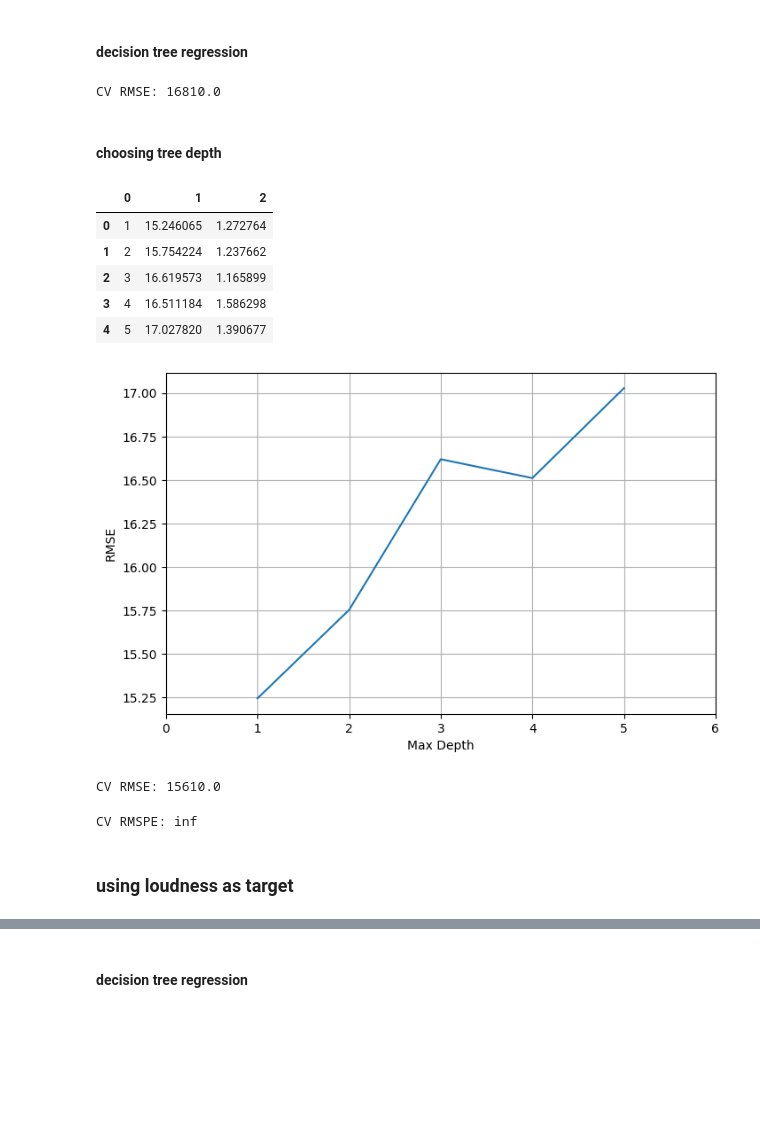
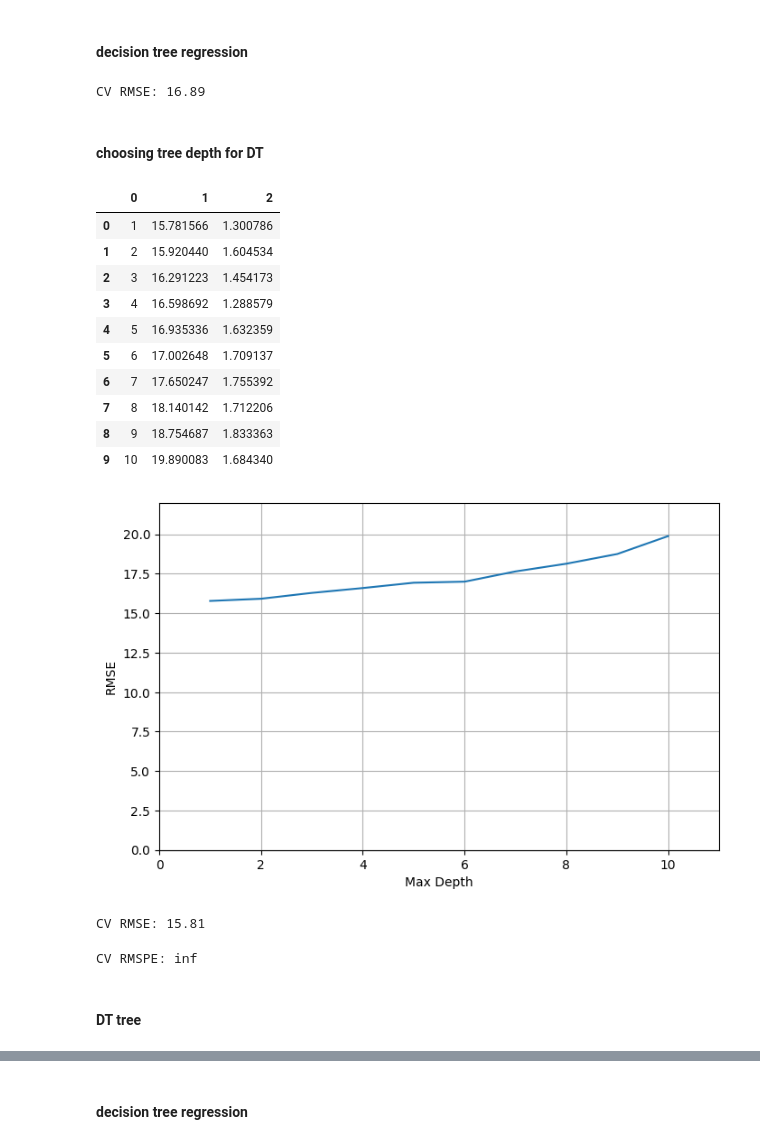
Before and after one commit to samula98/proj4_0, a Jupyter notebook: 20241031_proj4_v00_Spotify_Description_for_Students.ipynb, the cells around one changed output, grey strips where cells are left out. Cells and saved outputs as stored; diff of their text form; code cells hidden in the pictures; blank space fills up the shorter version.

```diff
--- a/20241031_proj4_v00_Spotify_Description_for_Students.ipynb
+++ b/20241031_proj4_v00_Spotify_Description_for_Students.ipynb
@@ -703,10 +691,10 @@ rms_error = np.zeros(numLoops)
 
 for idx in range(0, numLoops):
   X_train, X_test, y_train, y_test = train_test_split(X, y, test_size = 0.2)
-  model = DecisionTreeRegressor(max_depth = 5) # arbitrarily chose max_depth = 3
+  model = DecisionTreeRegressor(max_depth = 5)
   model.fit(X_train, y_train)
   y_pred = model.predict(X_test)
   rms_error[idx] = np.sqrt(mean_squared_error(y_test, y_pred))
-print(f'CV RMSE: {rms_error.mean().round(2)*1000}')
+print(f'CV RMSE: {rms_error.mean().round(2)}')
 # %% [output]
-CV RMSE: 16810.0
+CV RMSE: 16.89
@@ -719,7 +701,7 @@ CV RMSE: 16810.0
 # %% [markdown]
-#### choosing tree depth
+#### choosing tree depth for DT
 # %%
-max_depths = [1,2,3,4,5]
+max_depths = [1,2,3,4,5,6,7,8,9,10]
 
 rms_depth = np.zeros(len(max_depths))
 std_depth = np.zeros(len(max_depths))
@@ -740,32 +722,38 @@ for n, depth in enumerate(max_depths):
 pd.DataFrame(zip(max_depths, rms_depth, std_depth))
 # %% [output]
 |  | 0 | 1 | 2 |
-| 0 | 1 | 15.246065 | 1.272764 |
-| 1 | 2 | 15.754224 | 1.237662 |
-| 2 | 3 | 16.619573 | 1.165899 |
-| 3 | 4 | 16.511184 | 1.586298 |
-| 4 | 5 | 17.027820 | 1.390677 |
+| 0 | 1 | 15.781566 | 1.300786 |
+| 1 | 2 | 15.920440 | 1.604534 |
+| 2 | 3 | 16.291223 | 1.454173 |
+| 3 | 4 | 16.598692 | 1.288579 |
+| 4 | 5 | 16.935336 | 1.632359 |
+| 5 | 6 | 17.002648 | 1.709137 |
+| 6 | 7 | 17.650247 | 1.755392 |
+| 7 | 8 | 18.140142 | 1.712206 |
+| 8 | 9 | 18.754687 | 1.833363 |
+| 9 | 10 | 19.890083 | 1.684340 |
 # %%
 plt.figure(figsize = (8,5))
 plt.plot(max_depths, rms_depth)
 plt.xlabel('Max Depth')
 plt.ylabel('RMSE')
-plt.xlim(0,6)
+plt.ylim(0,22)
+plt.xlim(0,11)
 plt.grid()
 # %% [output]
-[figure, old version]
+[figure, new version]
 # %%
-# re-running wtih max_depth = 1
+# re-running with max_depth = 2
 numLoops = 500
 rms_error = np.zeros(numLoops)
 
 for idx in range(0, numLoops):
   X_train, X_test, y_train, y_test = train_test_split(X, y, test_size = 0.2)
-  model = DecisionTreeRegressor(max_depth = 1)
+  model = DecisionTreeRegressor(max_depth = 2)
   model.fit(X_train, y_train)
   y_pred = model.predict(X_test)
   rms_error[idx] = np.sqrt(mean_squared_error(y_test, y_pred))
-print(f'CV RMSE: {rms_error.mean().round(2)*1000}')
+print(f'CV RMSE: {rms_error.mean().round(2)}')
 # %% [output]
-CV RMSE: 15610.0
+CV RMSE: 15.81
 # %%
@@ -782,5 +770,5 @@ for idx in range(0, numLoops):
 print(f'CV RMSPE: {rms_error.mean().round(2)}')
 # %% [output]
 CV RMSPE: inf
-# %% [markdown]
-### using loudness as target
+# %% [markdown]
+#### DT tree
```
Also changed, not shown: parts of 70 cells of this notebook.
